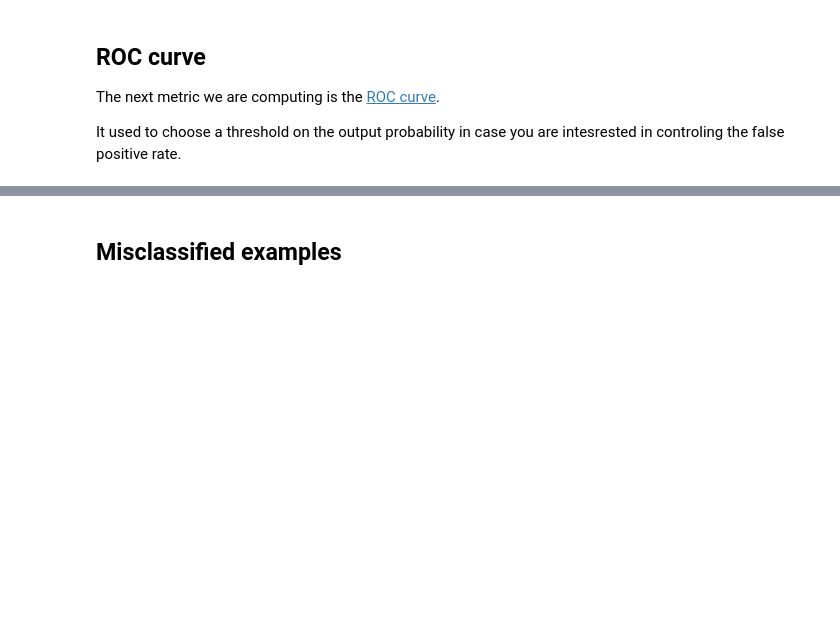
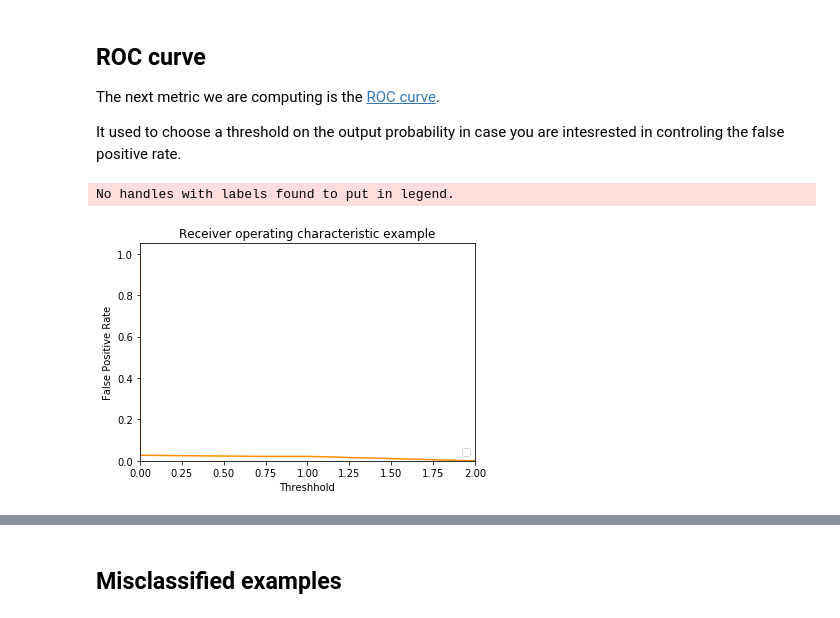
Before and after one commit to rescallier/isae-practical-deep-learning, a Jupyter notebook: 1_session_1_hands_on.ipynb, the cells around one changed output, grey strips where cells are left out. Cells and saved outputs as stored; diff of their text form; code cells hidden in the pictures; blank space fills up the shorter version.

```diff
--- a/1_session_1_hands_on.ipynb
+++ b/1_session_1_hands_on.ipynb
@@ -205,5 +281,20 @@ from sklearn.metrics import roc_curve, auc
 
 # Compute ROC curve and ROC area for each class
 
-fpr, tpr, _ = roc_curve(test_labels, net.predict_proba(test_images.transpose((0, 3, 1, 2)).astype(np.float32))[:, 1])
+fpr, tpr, t = roc_curve(test_labels, net.predict_proba(test_images.transpose((0, 3, 1, 2)).astype(np.float32))[:, 1])
 roc_auc = auc(fpr, tpr)
+# %%
+plt.figure()
+lw = 2
+plt.plot(t, fpr, color='darkorange')
+
+plt.xlim([0.0, 2.0])
+plt.ylim([0.0, 1.05])
+plt.ylabel('False Positive Rate')
+plt.xlabel('Threshhold')
+plt.title('Receiver operating characteristic example')
+plt.legend(loc="lower right")
+plt.show()
+# %% [output]
+No handles with labels found to put in legend.
+[figure, added]
```
Also changed, not shown: parts of 17 cells of this notebook.
